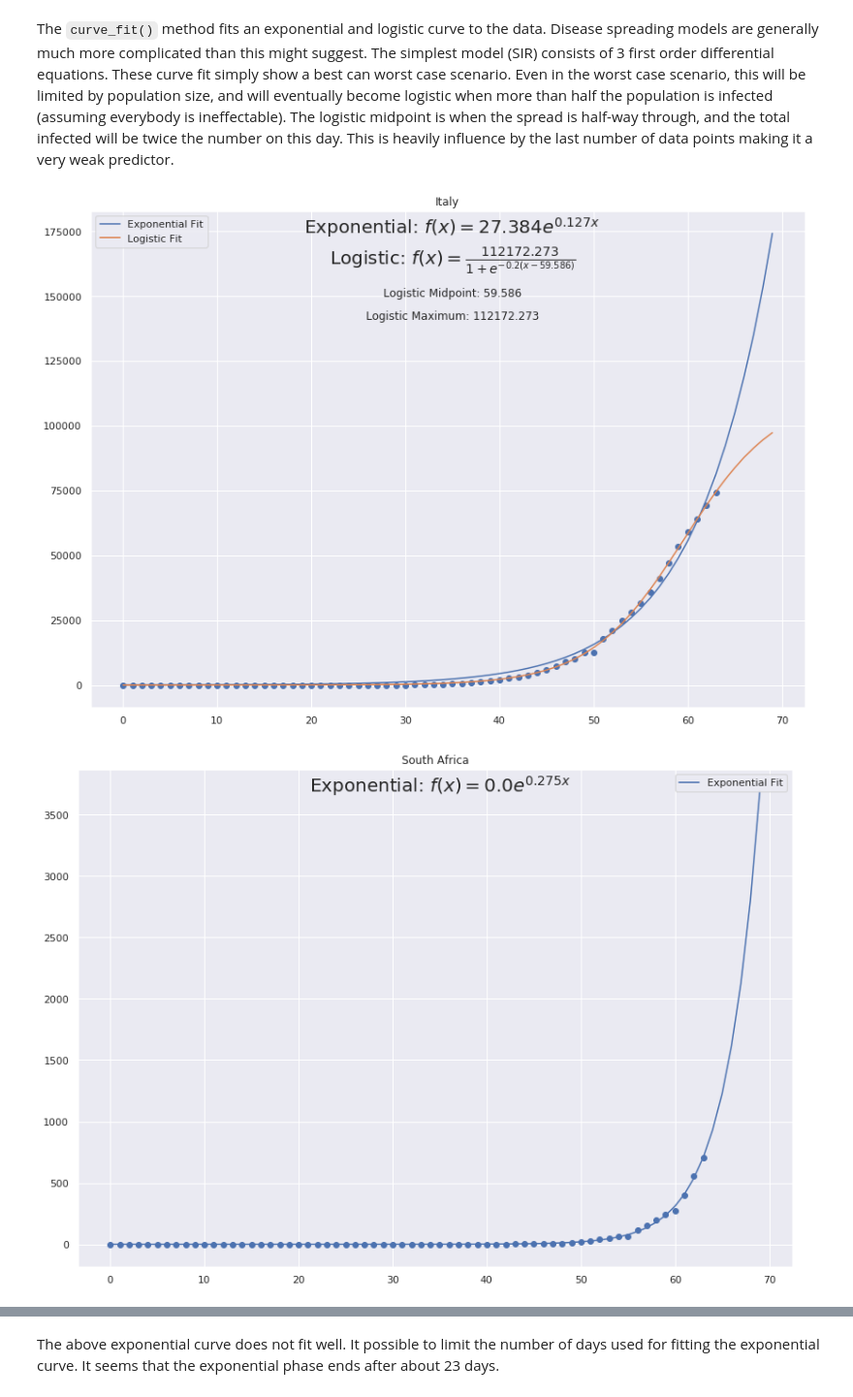
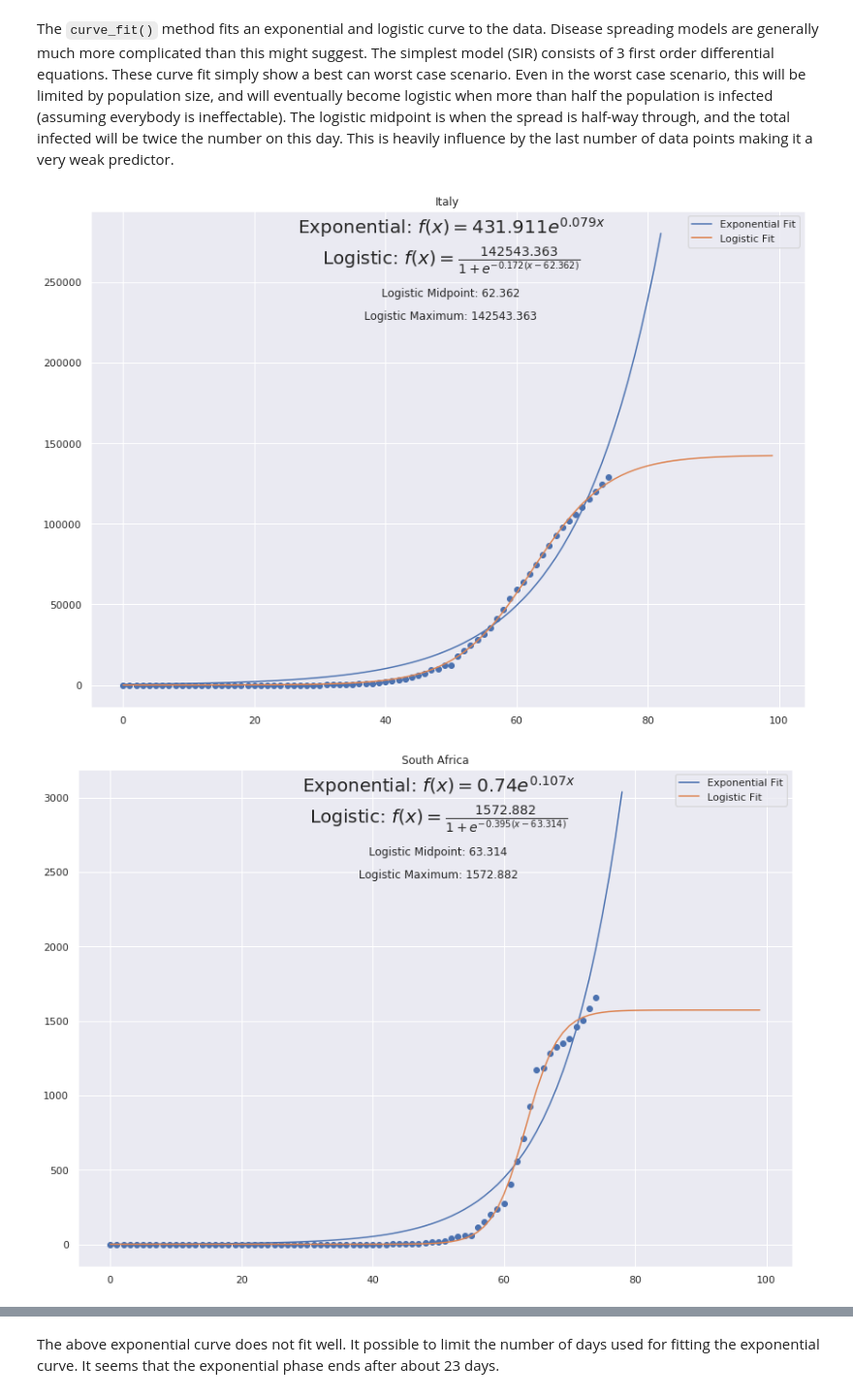
Before and after one commit to mariusroets/notebooks, a Jupyter notebook: corona.ipynb, the cells around one changed output, grey strips where cells are left out. Shown at 97% size. Saved outputs shown, nothing was run; the diff lists cells and outputs as text; code cells hidden in the pictures.

```diff
--- a/corona.ipynb
+++ b/corona.ipynb
@@ -58,11 +58,11 @@ corona.do_plot(['Italy', 'Germany', 'US', 'France', 'Japan', 'South Africa'], ['
 The `curve_fit()` method fits an exponential and logistic curve to the data. Disease spreading models are generally much more complicated than this might suggest. The simplest model (SIR) consists of 3 first order differential equations. These curve fit simply show a best can worst case scenario. Even in the worst case scenario, this will be limited by population size, and will eventually become logistic when more than half the population is infected (assuming everybody is ineffectable).
 The logistic midpoint is when the spread is half-way through, and the total infected will be twice the number on this day. This is heavily influence by the last number of data points making it a very weak predictor.
 # %%
-corona.curve_fit('Italy', 70)
+corona.curve_fit('Italy', 100)
 # %% [output]
-[figure, old version]
+[figure, new version]
 # %%
-corona.curve_fit('South Africa', 70)
+corona.curve_fit('South Africa', 100)
 # %% [output]
-[figure, old version]
+[figure, new version]
 # %%
```
Also changed, not shown: parts of 7 cells of this notebook.
